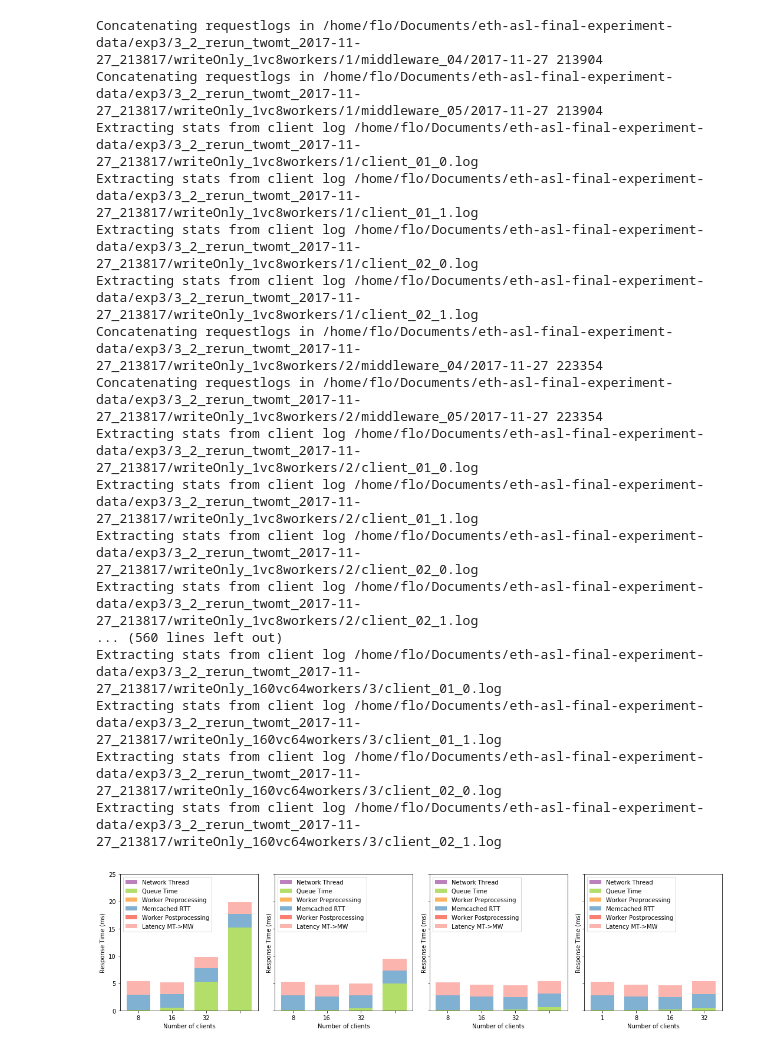
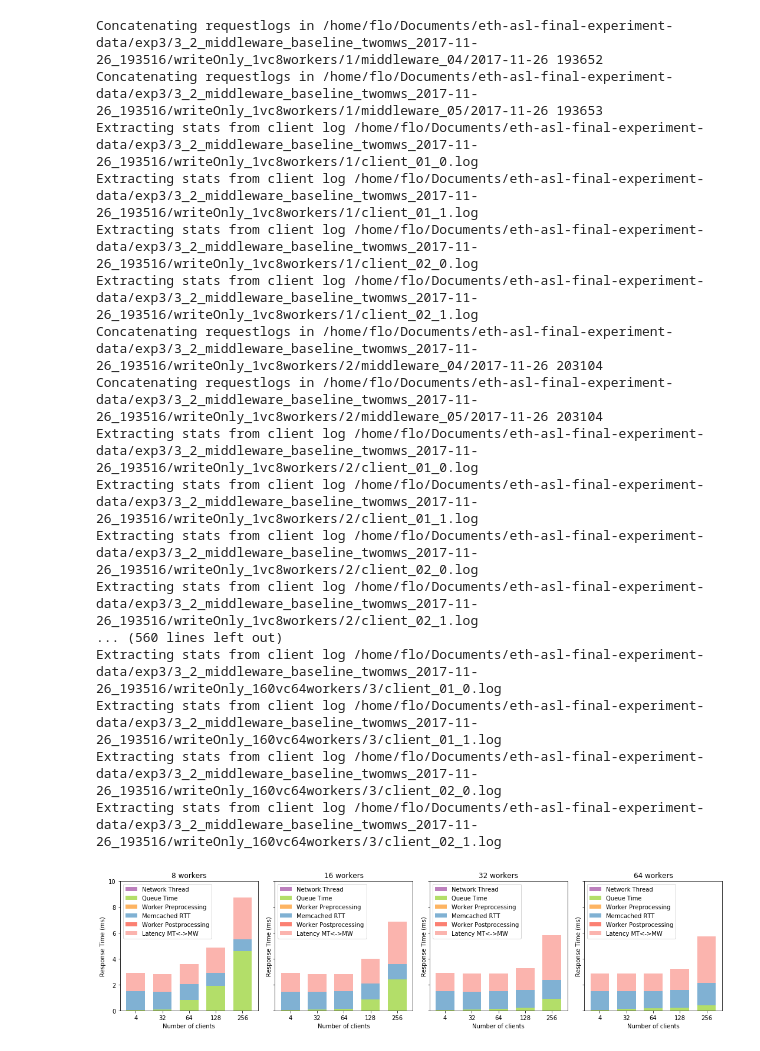
Before and after one commit to flock0/eth-asl, a Jupyter notebook: bash/3_middleware_baseline/postprocessing/responsetime_stacked_barchart.ipynb, the cells around one changed output. Drawn from its saved outputs; the diff is of its cells as text; code cells hidden in the pictures.

Commit message:
Exp 3 postprocessing: Some changes to charts

```diff
--- a/bash/3_middleware_baseline/postprocessing/responsetime_stacked_barchart.ipynb
+++ b/bash/3_middleware_baseline/postprocessing/responsetime_stacked_barchart.ipynb
@@ -3,7 +3,7 @@ import graph_responsetime as resptime
 import matplotlib.pyplot as plt
 
 ## Drawing the response time break-down of a a few interesting configurations of readOnly workload
-inputdir = "/home/flo/Documents/eth-asl-final-experiment-data/exp3/3_2_rerun_twomt_2017-11-27_213817"
+inputdir = "/home/flo/Documents/eth-asl-final-experiment-data/exp3/3_2_middleware_baseline_twomws_2017-11-26_193516"
 worker_configs = [8, 16, 32, 64]
 vc_configs = [1, 8, 16, 32, 64, 96, 128, 160] # Provide vc configurations used
 reps = [1, 2, 3]
@@ -11,38 +11,36 @@ middlewares = ["middleware_04", "middleware_05"]
 client_logfiles = ["client_01_0.log", "client_01_1.log", "client_02_0.log", "client_02_1.log"]
 warmup_period_endtime = 10
 cooldown_period_starttime = 72
-outdir = "./graphs"
-experiment_label = "exp3_2_2"
 num_threads=4
 workload = "writeOnly"
 
 all_worker_data = [resptime.get_responsetime_data(worker, vc_configs, num_threads, workload, middlewares, client_logfiles, reps, inputdir)for worker in worker_configs]
 # %% [output]
-Concatenating requestlogs in /home/flo/Documents/eth-asl-final-experiment-data/exp3/3_2_rerun_twomt_2017-11-27_213817/writeOnly_1vc8workers/1/middleware_04/2017-11-27 213904
-Concatenating requestlogs in /home/flo/Documents/eth-asl-final-experiment-data/exp3/3_2_rerun_twomt_2017-11-27_213817/writeOnly_1vc8workers/1/middleware_05/2017-11-27 213904
-Extracting stats from client log /home/flo/Documents/eth-asl-final-experiment-data/exp3/3_2_rerun_twomt_2017-11-27_213817/writeOnly_1vc8workers/1/client_01_0.log
-Extracting stats from client log /home/flo/Documents/eth-asl-final-experiment-data/exp3/3_2_rerun_twomt_2017-11-27_213817/writeOnly_1vc8workers/1/client_01_1.log
-Extracting stats from client log /home/flo/Documents/eth-asl-final-experiment-data/exp3/3_2_rerun_twomt_2017-11-27_213817/writeOnly_1vc8workers/1/client_02_0.log
-Extracting stats from client log /home/flo/Documents/eth-asl-final-experiment-data/exp3/3_2_rerun_twomt_2017-11-27_213817/writeOnly_1vc8workers/1/client_02_1.log
-Concatenating requestlogs in /home/flo/Documents/eth-asl-final-experiment-data/exp3/3_2_rerun_twomt_2017-11-27_213817/writeOnly_1vc8workers/2/middleware_04/2017-11-27 223354
-Concatenating requestlogs in /home/flo/Documents/eth-asl-final-experiment-data/exp3/3_2_rerun_twomt_2017-11-27_213817/writeOnly_1vc8workers/2/middleware_05/2017-11-27 223354
-Extracting stats from client log /home/flo/Documents/eth-asl-final-experiment-data/exp3/3_2_rerun_twomt_2017-11-27_213817/writeOnly_1vc8workers/2/client_01_0.log
-Extracting stats from client log /home/flo/Documents/eth-asl-final-experiment-data/exp3/3_2_rerun_twomt_2017-11-27_213817/writeOnly_1vc8workers/2/client_01_1.log
-Extracting stats from client log /home/flo/Documents/eth-asl-final-experiment-data/exp3/3_2_rerun_twomt_2017-11-27_213817/writeOnly_1vc8workers/2/client_02_0.log
-Extracting stats from client log /home/flo/Documents/eth-asl-final-experiment-data/exp3/3_2_rerun_twomt_2017-11-27_213817/writeOnly_1vc8workers/2/client_02_1.log
+Concatenating requestlogs in /home/flo/Documents/eth-asl-final-experiment-data/exp3/3_2_middleware_baseline_twomws_2017-11-26_193516/writeOnly_1vc8workers/1/middleware_04/2017-11-26 193652
+Concatenating requestlogs in /home/flo/Documents/eth-asl-final-experiment-data/exp3/3_2_middleware_baseline_twomws_2017-11-26_193516/writeOnly_1vc8workers/1/middleware_05/2017-11-26 193653
+Extracting stats from client log /home/flo/Documents/eth-asl-final-experiment-data/exp3/3_2_middleware_baseline_twomws_2017-11-26_193516/writeOnly_1vc8workers/1/client_01_0.log
+Extracting stats from client log /home/flo/Documents/eth-asl-final-experiment-data/exp3/3_2_middleware_baseline_twomws_2017-11-26_193516/writeOnly_1vc8workers/1/client_01_1.log
+Extracting stats from client log /home/flo/Documents/eth-asl-final-experiment-data/exp3/3_2_middleware_baseline_twomws_2017-11-26_193516/writeOnly_1vc8workers/1/client_02_0.log
+Extracting stats from client log /home/flo/Documents/eth-asl-final-experiment-data/exp3/3_2_middleware_baseline_twomws_2017-11-26_193516/writeOnly_1vc8workers/1/client_02_1.log
+Concatenating requestlogs in /home/flo/Documents/eth-asl-final-experiment-data/exp3/3_2_middleware_baseline_twomws_2017-11-26_193516/writeOnly_1vc8workers/2/middleware_04/2017-11-26 203104
+Concatenating requestlogs in /home/flo/Documents/eth-asl-final-experiment-data/exp3/3_2_middleware_baseline_twomws_2017-11-26_193516/writeOnly_1vc8workers/2/middleware_05/2017-11-26 203104
+Extracting stats from client log /home/flo/Documents/eth-asl-final-experiment-data/exp3/3_2_middleware_baseline_twomws_2017-11-26_193516/writeOnly_1vc8workers/2/client_01_0.log
+Extracting stats from client log /home/flo/Documents/eth-asl-final-experiment-data/exp3/3_2_middleware_baseline_twomws_2017-11-26_193516/writeOnly_1vc8workers/2/client_01_1.log
+Extracting stats from client log /home/flo/Documents/eth-asl-final-experiment-data/exp3/3_2_middleware_baseline_twomws_2017-11-26_193516/writeOnly_1vc8workers/2/client_02_0.log
+Extracting stats from client log /home/flo/Documents/eth-asl-final-experiment-data/exp3/3_2_middleware_baseline_twomws_2017-11-26_193516/writeOnly_1vc8workers/2/client_02_1.log
 ... (560 lines left out)
-Extracting stats from client log /home/flo/Documents/eth-asl-final-experiment-data/exp3/3_2_rerun_twomt_2017-11-27_213817/writeOnly_160vc64workers/3/client_01_0.log
-Extracting stats from client log /home/flo/Documents/eth-asl-final-experiment-data/exp3/3_2_rerun_twomt_2017-11-27_213817/writeOnly_160vc64workers/3/client_01_1.log
-Extracting stats from client log /home/flo/Documents/eth-asl-final-experiment-data/exp3/3_2_rerun_twomt_2017-11-27_213817/writeOnly_160vc64workers/3/client_02_0.log
-Extracting stats from client log /home/flo/Documents/eth-asl-final-experiment-data/exp3/3_2_rerun_twomt_2017-11-27_213817/writeOnly_160vc64workers/3/client_02_1.log
+Extracting stats from client log /home/flo/Documents/eth-asl-final-experiment-data/exp3/3_2_middleware_baseline_twomws_2017-11-26_193516/writeOnly_160vc64workers/3/client_01_0.log
+Extracting stats from client log /home/flo/Documents/eth-asl-final-experiment-data/exp3/3_2_middleware_baseline_twomws_2017-11-26_193516/writeOnly_160vc64workers/3/client_01_1.log
+Extracting stats from client log /home/flo/Documents/eth-asl-final-experiment-data/exp3/3_2_middleware_baseline_twomws_2017-11-26_193516/writeOnly_160vc64workers/3/client_02_0.log
+Extracting stats from client log /home/flo/Documents/eth-asl-final-experiment-data/exp3/3_2_middleware_baseline_twomws_2017-11-26_193516/writeOnly_160vc64workers/3/client_02_1.log
 # %%
 fig, axes = plt.subplots(1, 4, sharey=True, figsize=(15,4))
-ylim = 25
-print_first_n_bars = 4
+ylim = 10
+print_first_n_bars = 5
 for idx, worker in enumerate(worker_configs):
-    resptime.plot_stacked_barchart(all_worker_data[idx], vc_configs, axes[idx], ylim, print_first_n_bars)
-
+    resptime.plot_stacked_barchart(all_worker_data[idx], [vc*num_threads for vc in vc_configs], worker, axes[idx], ylim, print_first_n_bars)
 plt.tight_layout()
 plt.show()
+fig.savefig("./graphs/exp3_2_2/responseTimeBreakDown_{}.png".format(workload), dpi=300)
 # %% [output]
-[figure, old version]
+[figure, new version]
```
Also changed, not shown: 3 other files.
